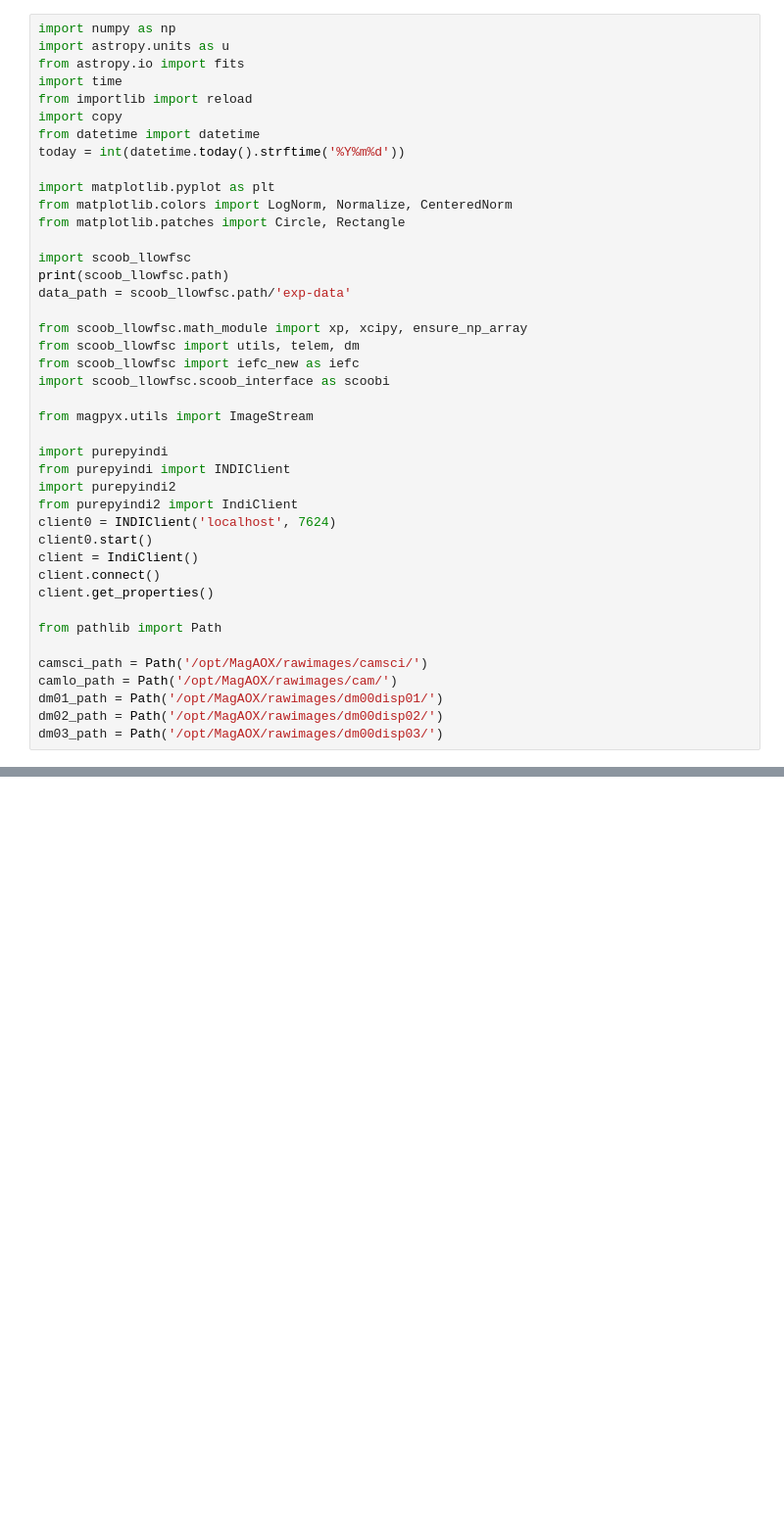
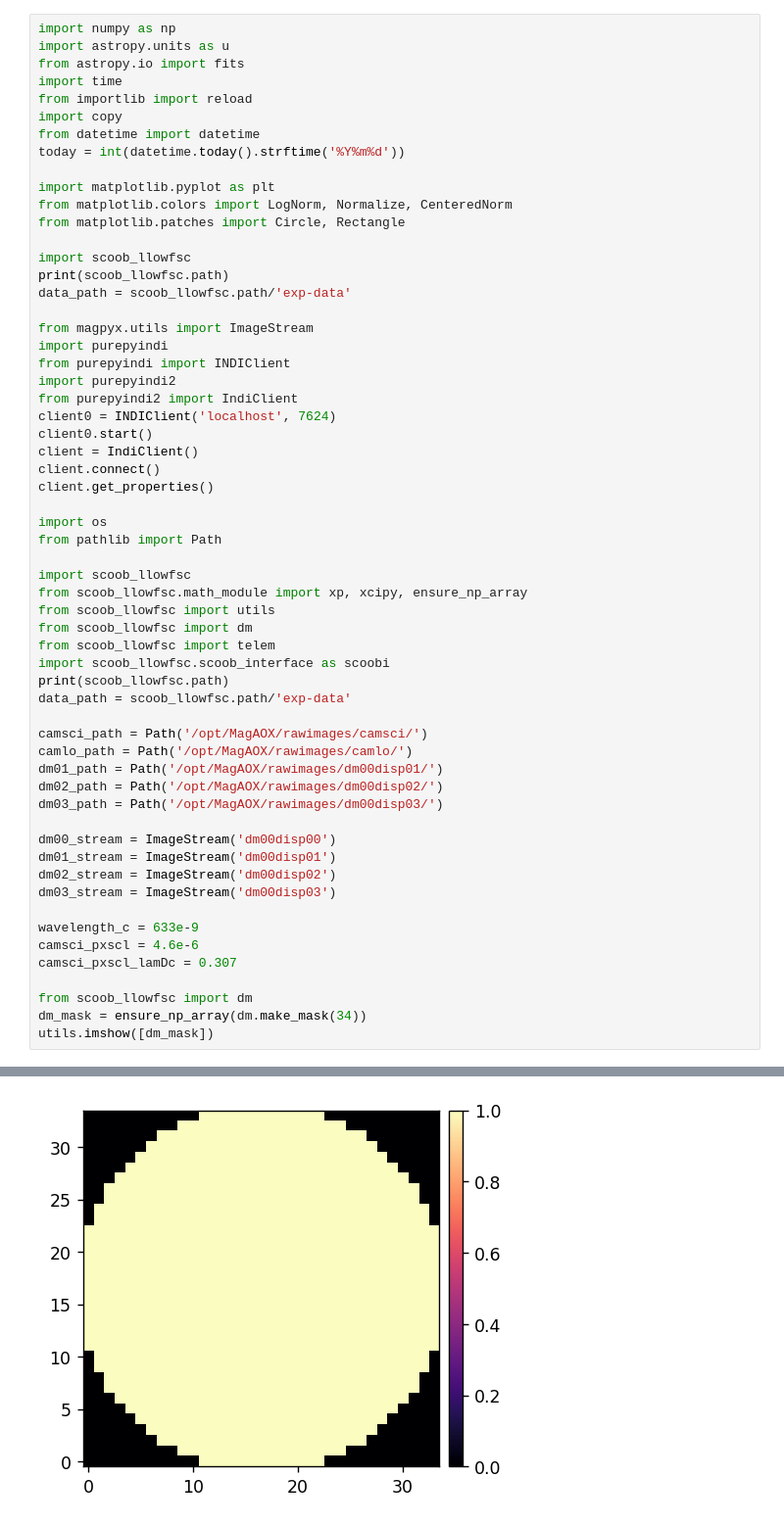
Before and after one commit to kian1377/scoob-llowfsc, a Jupyter notebook: exp-notebooks/test_telem_functions.ipynb, the cells around one changed output, grey strips where cells are left out. Shown: that part at 98% size. Cells and saved outputs as stored; diff of their text form; blank space fills up the shorter version.

Commit message:
testing telem functions, they are working

```diff
--- a/exp-notebooks/test_telem_functions.ipynb
+++ b/exp-notebooks/test_telem_functions.ipynb
@@ -16,13 +16,7 @@ import scoob_llowfsc
 print(scoob_llowfsc.path)
 data_path = scoob_llowfsc.path/'exp-data'
 
-from scoob_llowfsc.math_module import xp, xcipy, ensure_np_array
-from scoob_llowfsc import utils, telem, dm
-from scoob_llowfsc import iefc_new as iefc
-import scoob_llowfsc.scoob_interface as scoobi
-
 from magpyx.utils import ImageStream
-
 import purepyindi
 from purepyindi import INDIClient
 import purepyindi2
@@ -33,12 +27,35 @@ client = IndiClient()
 client.connect()
 client.get_properties()
 
+import os
 from pathlib import Path
 
+import scoob_llowfsc
+from scoob_llowfsc.math_module import xp, xcipy, ensure_np_array
+from scoob_llowfsc import utils
+from scoob_llowfsc import dm
+from scoob_llowfsc import telem
+import scoob_llowfsc.scoob_interface as scoobi
+print(scoob_llowfsc.path)
+data_path = scoob_llowfsc.path/'exp-data'
+
 camsci_path = Path('/opt/MagAOX/rawimages/camsci/')
-camlo_path = Path('/opt/MagAOX/rawimages/cam/')
+camlo_path = Path('/opt/MagAOX/rawimages/camlo/')
 dm01_path = Path('/opt/MagAOX/rawimages/dm00disp01/')
 dm02_path = Path('/opt/MagAOX/rawimages/dm00disp02/')
 dm03_path = Path('/opt/MagAOX/rawimages/dm00disp03/')
+
+dm00_stream = ImageStream('dm00disp00')
+dm01_stream = ImageStream('dm00disp01')
+dm02_stream = ImageStream('dm00disp02')
+dm03_stream = ImageStream('dm00disp03')
+
+wavelength_c = 633e-9
+camsci_pxscl = 4.6e-6
+camsci_pxscl_lamDc = 0.307
+
+from scoob_llowfsc import dm
+dm_mask = ensure_np_array(dm.make_mask(34))
+utils.imshow([dm_mask])
 # %% [output]
 /home/kianmilani/Projects/scoob-llowfsc/scoob_llowfsc
@@ -44,0 +63 @@ dm03_path = Path('/opt/MagAOX/rawimages/dm00disp03/')
+[figure, added]
```
Also changed, not shown: parts of 17 cells of this notebook, 1 other file.
